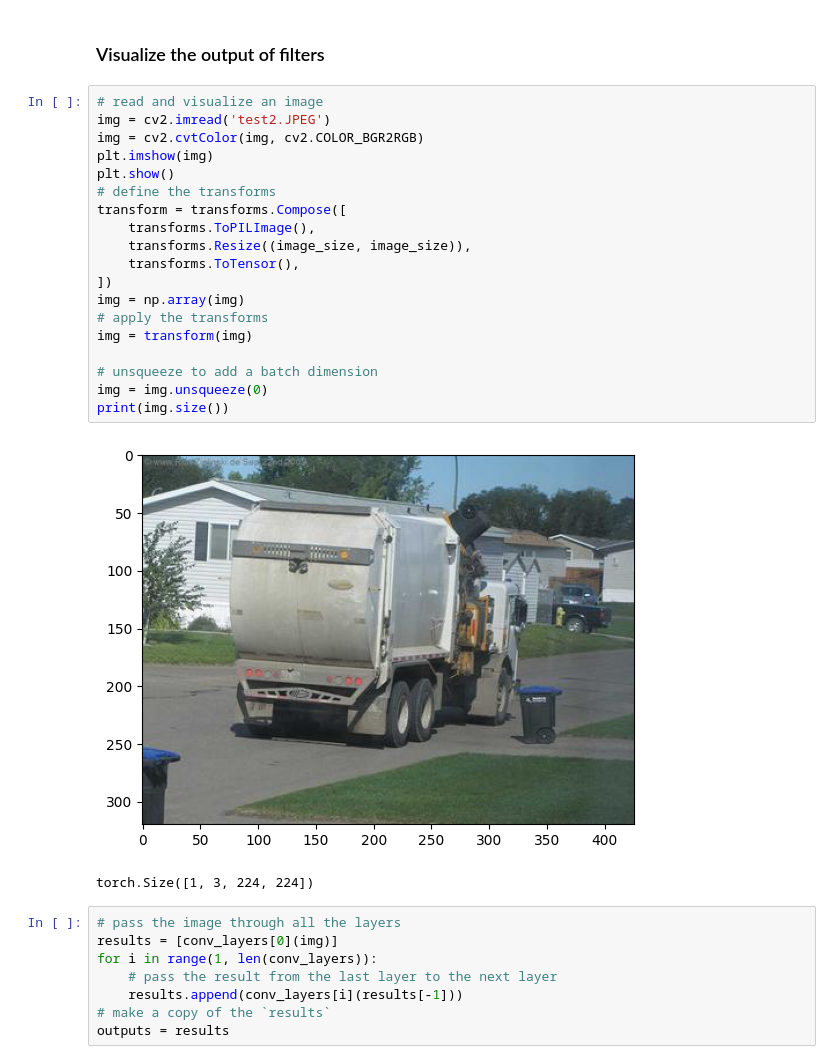
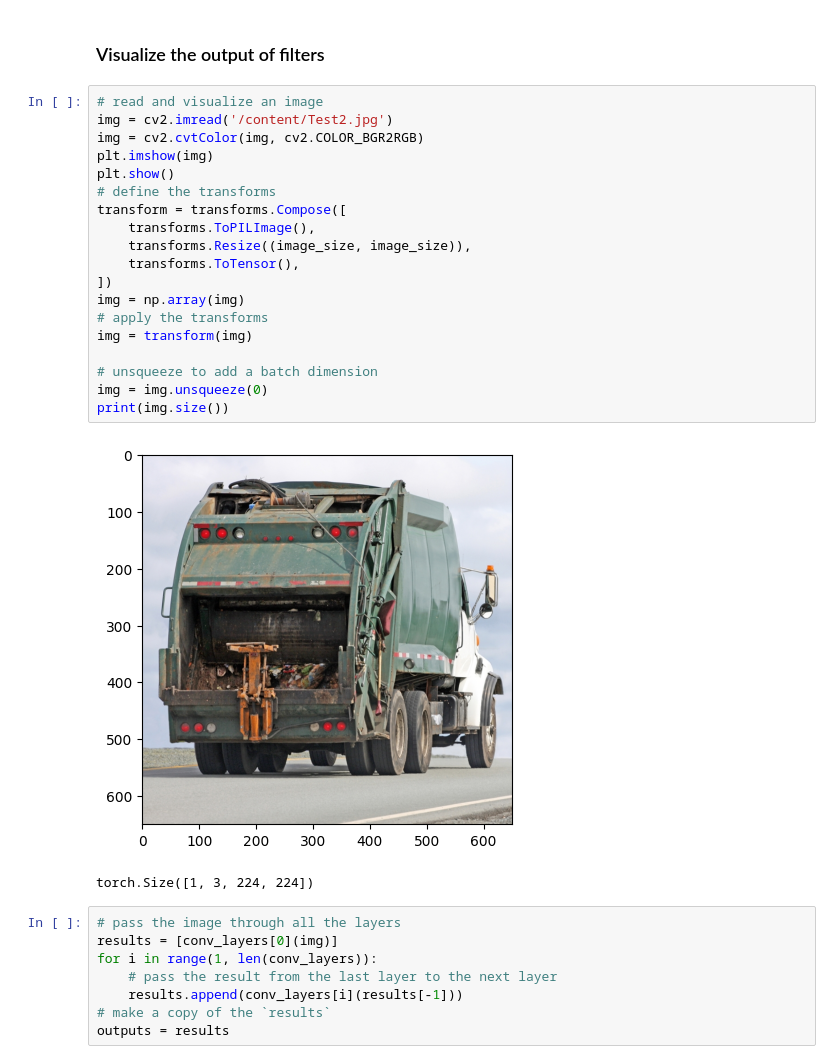
Before and after one commit to Afififaiz/Day3_AiNusantara, a Jupyter notebook: Simple_CNN_PyTorch.ipynb, the cells around one changed output. Saved outputs shown, nothing was run; the diff lists cells and outputs as text.

```diff
--- a/Simple_CNN_PyTorch.ipynb
+++ b/Simple_CNN_PyTorch.ipynb
@@ -366,25 +364,25 @@ plt.show()
 ### Visualize the output of filters
 # %%
 # read and visualize an image
-img = cv2.imread('test2.JPEG')
+img = cv2.imread('/content/Test2.jpg')
 img = cv2.cvtColor(img, cv2.COLOR_BGR2RGB)
 plt.imshow(img)
 plt.show()
 # define the transforms
 transform = transforms.Compose([
     transforms.ToPILImage(),
     transforms.Resize((image_size, image_size)),
     transforms.ToTensor(),
 ])
 img = np.array(img)
 # apply the transforms
 img = transform(img)
 
 # unsqueeze to add a batch dimension
 img = img.unsqueeze(0)
 print(img.size())
 # %% [output]
-[figure, old version]
+[figure, new version]
 torch.Size([1, 3, 224, 224])
 # %%
 # pass the image through all the layers
```
Also changed, not shown: parts of 2 cells of this notebook.
